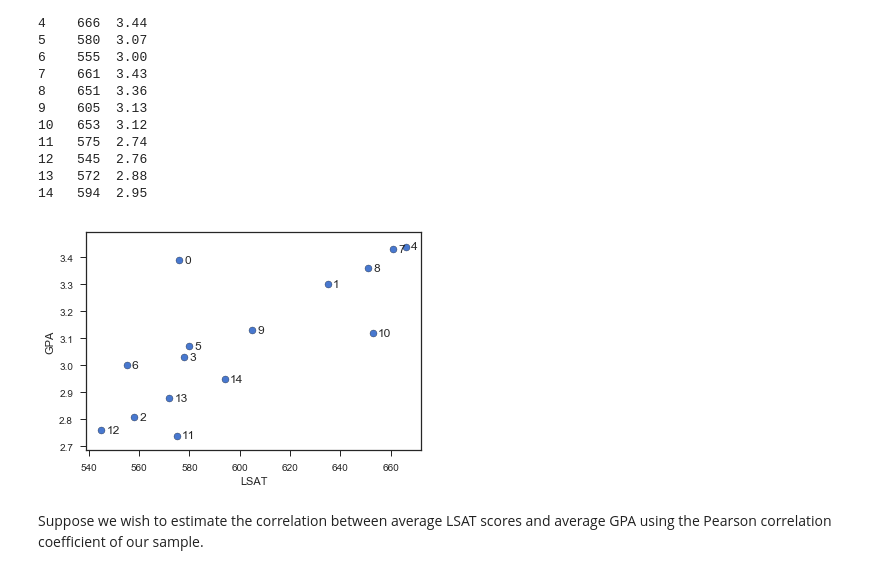
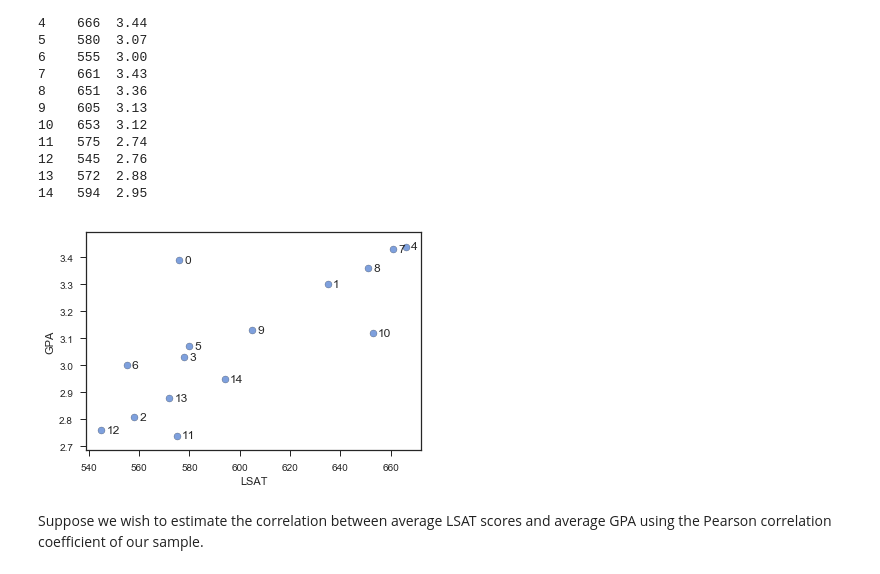
Before and after one commit to artemmavrin/StatTools, a Jupyter notebook: examples/Bootstrap and Jackknife.ipynb, the cells around one changed output. Cells and saved outputs as stored; diff of their text form; code cells hidden in the pictures.

```diff
--- a/examples/Bootstrap and Jackknife.ipynb
+++ b/examples/Bootstrap and Jackknife.ipynb
@@ -15,11 +15,7 @@ from mltools import datasets
 
 Our data consist of average LSAT scores and average grade point averages (GPA) of the 1973 entering classes of $n=15$ American law schools.
 # %%
-data = datasets.load_lsat()
-
-lsat = data.LSAT
-gpa = data.GPA
-
+data = datasets.load_lsat_gpa()
 print(data)
 # %% [output]
     LSAT   GPA
@@ -40,16 +36,16 @@ print(data)
 14   594  2.95
 # %%
 plt.figure()
-plt.scatter(lsat, gpa, c="b", edgecolor="k")
+plt.scatter(data.LSAT, data.GPA, c="b", edgecolor="k", alpha=0.7)
 for i in range(len(data)):
-    plt.text(lsat[i] + 2, gpa[i], str(i),
+    plt.text(data.LSAT[i] + 2, data.GPA[i], str(i),
              horizontalalignment="left", verticalalignment="center")
 plt.xlabel("LSAT")
 plt.ylabel("GPA")
 plt.show()
 plt.close()
 # %% [output]
-[figure, old version]
+[figure, new version]
 # %% [markdown]
 Suppose we wish to estimate the correlation between average LSAT scores and average GPA using the Pearson correlation coefficient of our sample.
 # %%
```
Also changed, not shown: parts of 6 cells of this notebook, 5 other files.
